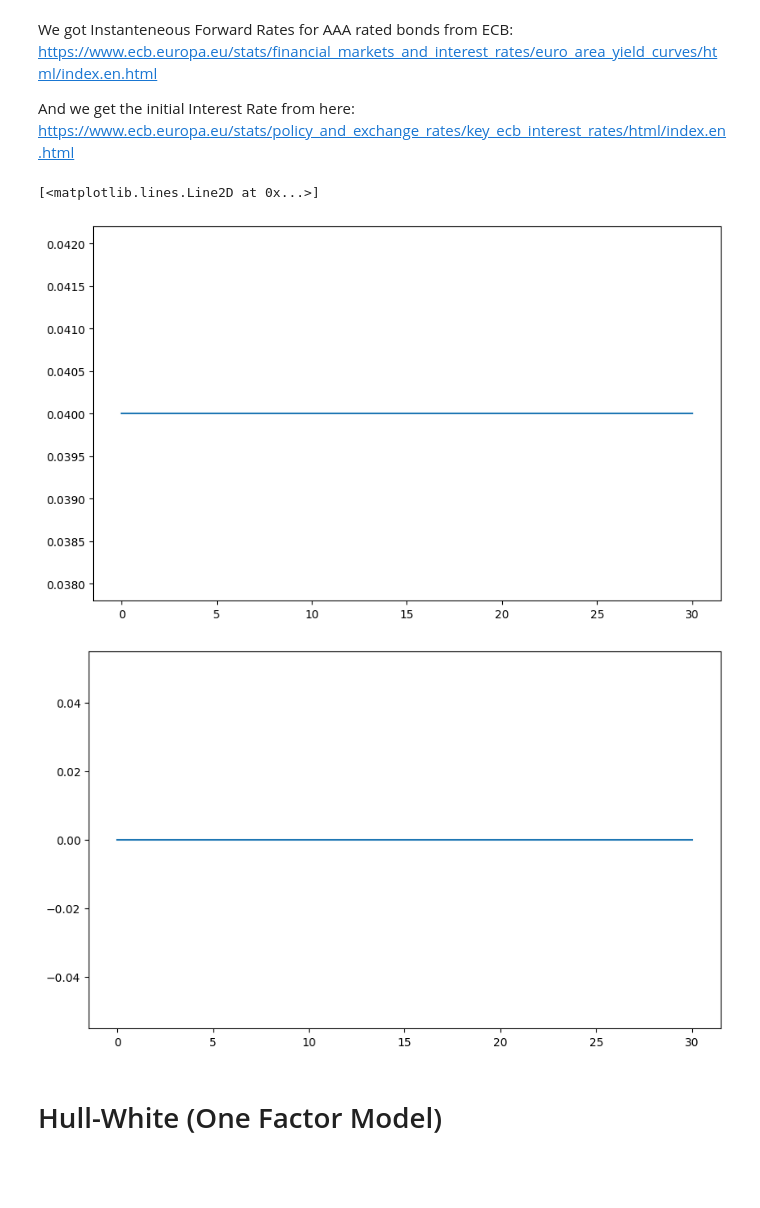
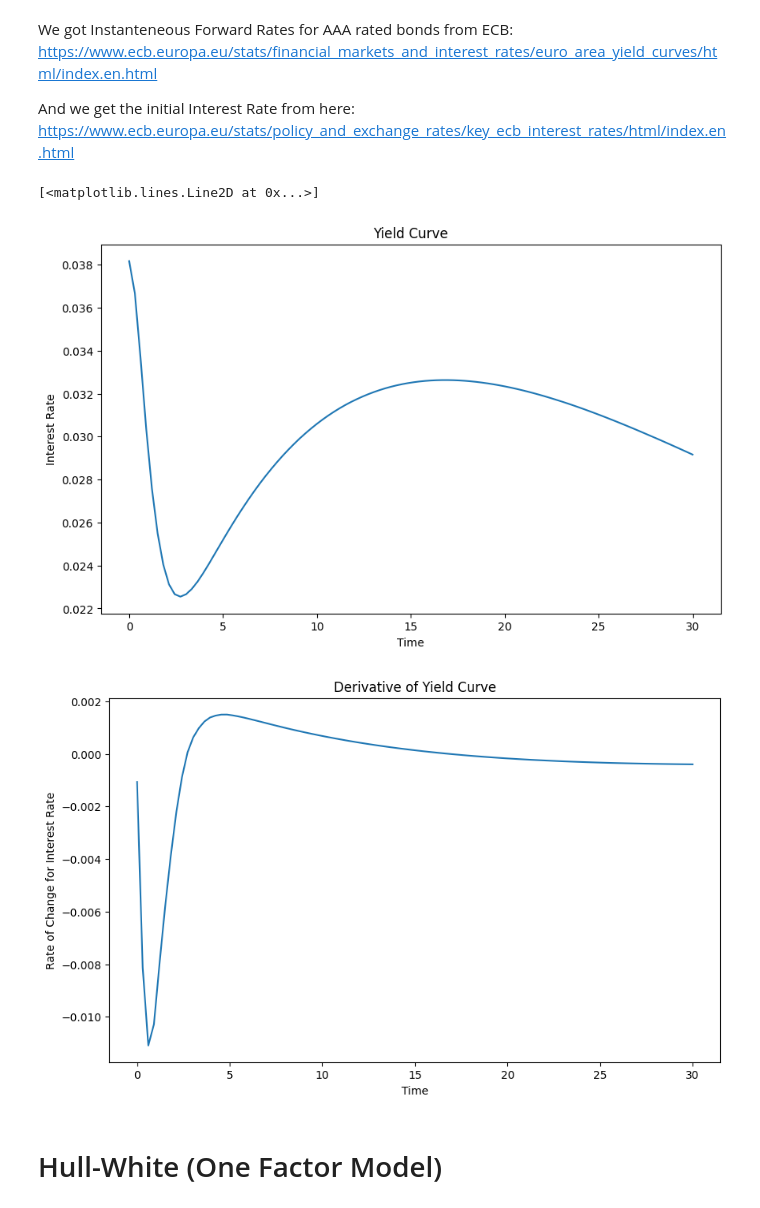
Before and after one commit to pmchrist/Pricing-Interest-Rate-Swaptions, a Jupyter notebook: Implementation.ipynb, the cells around one changed output. Saved outputs shown, nothing was run; the diff lists cells and outputs as text; code cells hidden in the pictures; blank space fills up the shorter version.

Commit message:
Added more paralleliz, also some visualiz

```diff
--- a/Implementation.ipynb
+++ b/Implementation.ipynb
@@ -69,41 +69,47 @@ upward_yields = [
     (30.0, .0471),
 ]
 # Inverted Yield Curve
-downward_yield = [
+downward_yields = [
     (0.25, .039),
     (1.0, .038),
     (2.0, .037),
     (4.0, .036),
     (8.0, .0348),
     (12.0, .034),
     (24.0, .033),
     (30.0, .0329),
 ]
 
 # Extract durations and yields
-yield_curve = downward_yield
-durations = [item[0] for item in flat_yields]
-yields = [item[1] for item in flat_yields]
+yield_curve = market_yields
+durations = [item[0] for item in yield_curve]
+yields = [item[1] for item in yield_curve]
 
 # Fit cubic spline
 yield_curve = CubicSpline(durations, yields)
 
 # Visualize the Fitted Curve
 maturities = np.linspace(0.0, 30, 100)    # Generate 100 points (maturity time points) between 0.0 and 30.0
 fitted_yields = yield_curve(maturities)   # Get the corresponding yields to maturity
 plt.figure(1, figsize=(10,6))
+plt.title("Yield Curve")
+plt.xlabel("Time")
+plt.ylabel("Interest Rate")
 plt.plot(maturities, fitted_yields)
 
 # Visualize the Fitted Curve dt
 maturities = np.linspace(0.0, 30, 100)    # Generate 100 points (maturity time points) between 0.0 and 30.0
 fitted_yields_dt = yield_curve.derivative(nu=1)(maturities)   # Get the corresponding yields to maturity
 plt.figure(2, figsize=(10,6))
+plt.title("Derivative of Yield Curve")
+plt.xlabel("Time")
+plt.ylabel("Rate of Change for Interest Rate")
 plt.plot(maturities, fitted_yields_dt)
 # To Be continued
 # %% [output]
 [<matplotlib.lines.Line2D at 0x...>]
-[figure, old version]
+[figure, new version]
-[figure, old version]
+[figure, new version]
 # %% [markdown]
 # Hull-White (One Factor Model)
 # %% [markdown]
```
Also changed, not shown: parts of 17 cells of this notebook.
